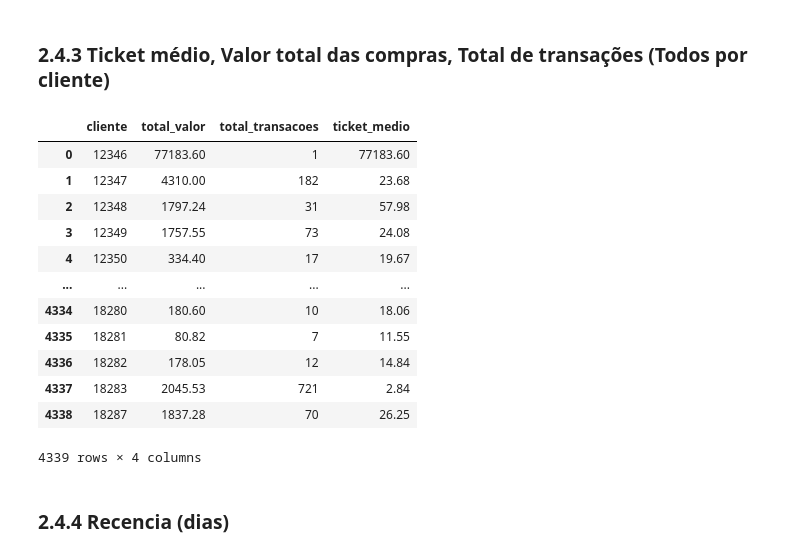
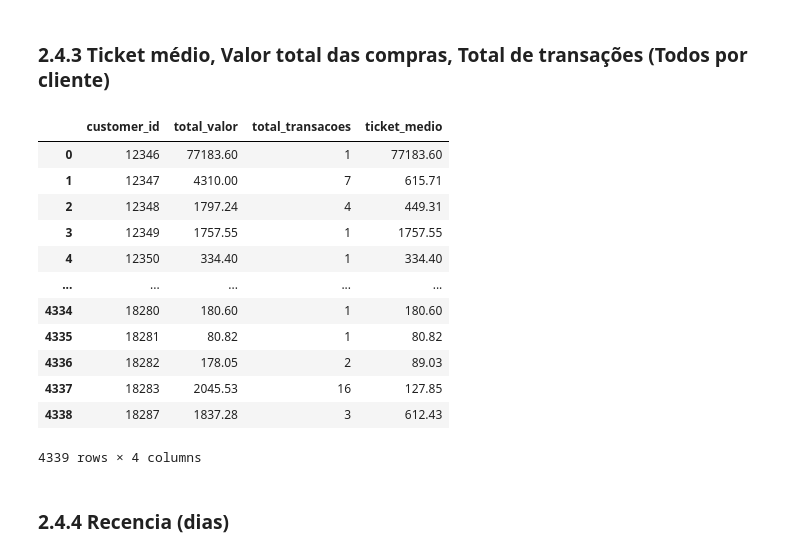
Before and after one commit to andrerochads/cluster_fidelidade, a Jupyter notebook: notebooks/fidelidade.ipynb, the cells around one changed output. Drawn from its saved outputs; the diff is of its cells as text; code cells hidden in the pictures.

```diff
--- a/notebooks/fidelidade.ipynb
+++ b/notebooks/fidelidade.ipynb
@@ -453,25 +453,29 @@ Os cancelamentos representam 2.0% do total de vendas
 ### 2.4.3 Ticket médio, Valor total das compras, Total de transações (Todos por cliente)
 # %%
 # Soma de compras por cliente total de transações por cliente
-fatur_cliente = df2b.groupby('customer_id').agg({ 'faturamento': 'sum', 'invoice_no':'count'}).reset_index()
+fatur_cliente = df2b.groupby('customer_id').agg({ 'faturamento': 'sum', 'invoice_no':'nunique'}).reset_index()
+# nunique aqui, pois os invoice_no se repetem devido cada linha do dataset ser um produto, ou seja, ele pode ter feito uma compra mas com vários produtos
+# então aparecerá vários invoice_no repetidos.
+
 # Renomeando colunas
-fatur_cliente.columns = ['cliente', 'total_valor', 'total_transacoes']
+fatur_cliente.columns = ['customer_id', 'total_valor', 'total_transacoes']
+
 # Encontrando ticket médio
 fatur_cliente['ticket_medio'] = fatur_cliente['total_valor'] / fatur_cliente['total_transacoes']
 fatur_cliente
 # %% [output]
-|  | cliente | total_valor | total_transacoes | ticket_medio |
+|  | customer_id | total_valor | total_transacoes | ticket_medio |
 | 0 | 12346 | 77183.60 | 1 | 77183.60 |
-| 1 | 12347 | 4310.00 | 182 | 23.68 |
-| 2 | 12348 | 1797.24 | 31 | 57.98 |
-| 3 | 12349 | 1757.55 | 73 | 24.08 |
-| 4 | 12350 | 334.40 | 17 | 19.67 |
+| 1 | 12347 | 4310.00 | 7 | 615.71 |
+| 2 | 12348 | 1797.24 | 4 | 449.31 |
+| 3 | 12349 | 1757.55 | 1 | 1757.55 |
+| 4 | 12350 | 334.40 | 1 | 334.40 |
 | ... | ... | ... | ... | ... |
-| 4334 | 18280 | 180.60 | 10 | 18.06 |
-| 4335 | 18281 | 80.82 | 7 | 11.55 |
-| 4336 | 18282 | 178.05 | 12 | 14.84 |
-| 4337 | 18283 | 2045.53 | 721 | 2.84 |
-| 4338 | 18287 | 1837.28 | 70 | 26.25 |
+| 4334 | 18280 | 180.60 | 1 | 180.60 |
+| 4335 | 18281 | 80.82 | 1 | 80.82 |
+| 4336 | 18282 | 178.05 | 2 | 89.03 |
+| 4337 | 18283 | 2045.53 | 16 | 127.85 |
+| 4338 | 18287 | 1837.28 | 3 | 612.43 |
 4339 rows × 4 columns
 # %% [markdown]
 ### 2.4.4 Recencia (dias)
```
Also changed, not shown: parts of 6 cells of this notebook.
